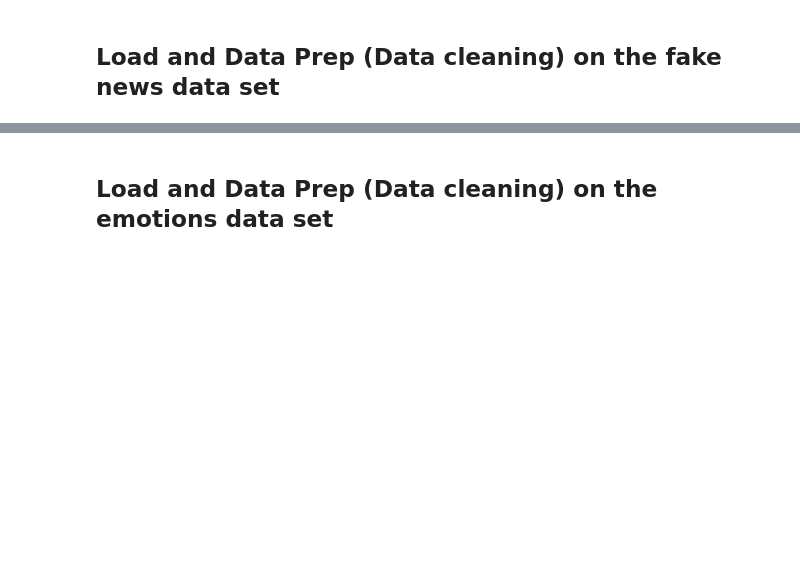
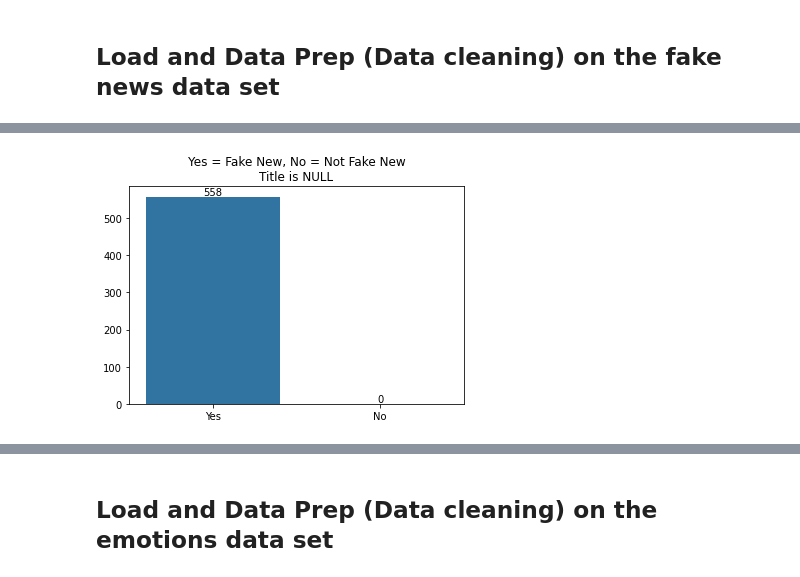
Before and after one commit to Renato-55/FakeNewsDetection, a Jupyter notebook: FakeNewsDetectionProj.ipynb, the cells around one changed output, grey strips where cells are left out. Drawn from its saved outputs; the diff is of its cells as text; code cells hidden in the pictures; blank space fills up the shorter version.

```diff
--- a/FakeNewsDetectionProj.ipynb
+++ b/FakeNewsDetectionProj.ipynb
@@ -73,0 +115,16 @@ eval_data_y_fakenews = pd.read_csv(path_fakenews + "submit.csv")
+# %%
+test = train_data_fakenews['title'].isnull()
+test = test.loc[test == True]
+test = train_data_fakenews[train_data_fakenews.index.isin(test.index)]
+
+y = []
+y.append(np.sum(test['label'] == 1))
+y.append(np.sum(test['label'] == 0))
+
+x = ['Yes','No']
+ax = sns.barplot(x=x,y=y)
+ax.bar_label(ax.containers[0])
+plt.title("Yes = Fake New, No = Not Fake New\nTitle is NULL")
+plt.show()
+# %% [output]
+[figure, added]
```
Also changed, not shown: parts of 28 cells of this notebook.
